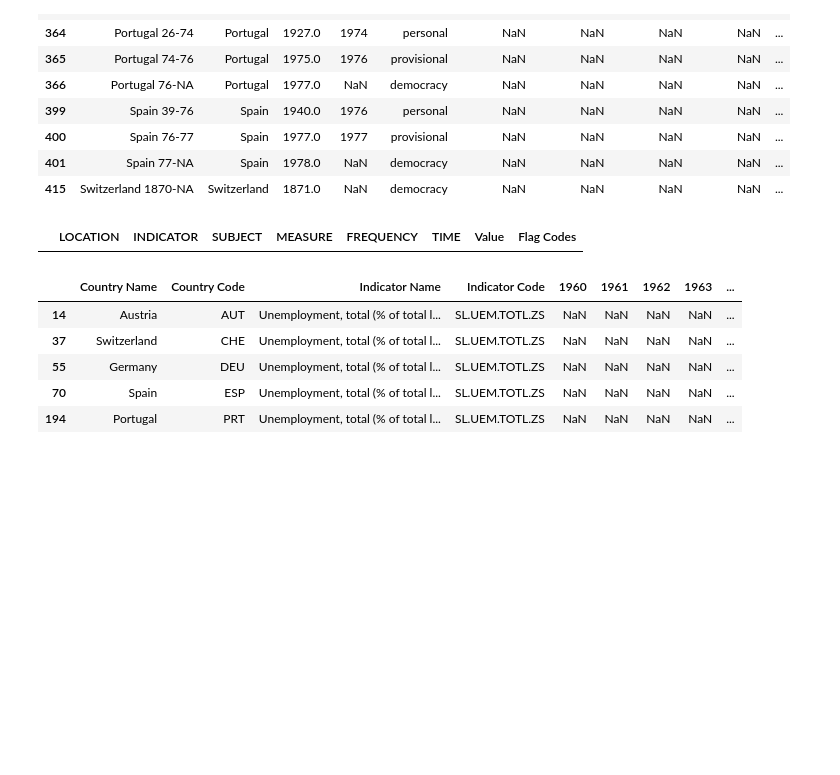
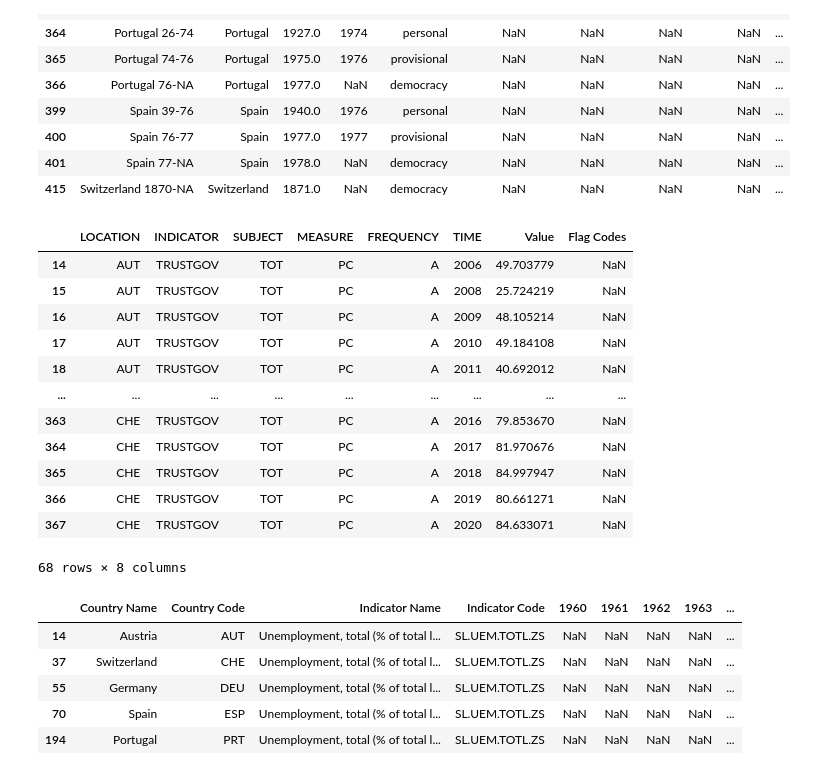
Before and after one commit to ValentinaMiller/Influences-on-covid-19-vaccination-rates, a Jupyter notebook: Data_cleaning.ipynb, the cells around one changed output. Drawn from its saved outputs; the diff is of its cells as text; code cells hidden in the pictures; blank space fills up the shorter version.

```diff
--- a/Data_cleaning.ipynb
+++ b/Data_cleaning.ipynb
@@ -53,9 +53,22 @@ df2.loc[(df2["Country"].isin(countries))]
 | 415 | Switzerland 1870-NA | Switzerland | 1871.0 | NaN | democracy | NaN | NaN | NaN | NaN | ... |
 # %%
 df3 = pd.read_csv('trust_in_government.csv')
-df3.loc[(df3["LOCATION"].isin(countries))]
+locations = ["AUT", "DEU", "PRT","ESP", "CHE"]
+df3.loc[(df3["LOCATION"].isin(locations))]
 # %% [output]
 |  | LOCATION | INDICATOR | SUBJECT | MEASURE | FREQUENCY | TIME | Value | Flag Codes |
+| 14 | AUT | TRUSTGOV | TOT | PC | A | 2006 | 49.703779 | NaN |
+| 15 | AUT | TRUSTGOV | TOT | PC | A | 2008 | 25.724219 | NaN |
+| 16 | AUT | TRUSTGOV | TOT | PC | A | 2009 | 48.105214 | NaN |
+| 17 | AUT | TRUSTGOV | TOT | PC | A | 2010 | 49.184108 | NaN |
+| 18 | AUT | TRUSTGOV | TOT | PC | A | 2011 | 40.692012 | NaN |
+| ... | ... | ... | ... | ... | ... | ... | ... | ... |
+| 363 | CHE | TRUSTGOV | TOT | PC | A | 2016 | 79.853670 | NaN |
+| 364 | CHE | TRUSTGOV | TOT | PC | A | 2017 | 81.970676 | NaN |
+| 365 | CHE | TRUSTGOV | TOT | PC | A | 2018 | 84.997947 | NaN |
+| 366 | CHE | TRUSTGOV | TOT | PC | A | 2019 | 80.661271 | NaN |
+| 367 | CHE | TRUSTGOV | TOT | PC | A | 2020 | 84.633071 | NaN |
+68 rows × 8 columns
 # %%
 df4 = pd.read_csv('unemployment_rate.csv')
 df4.loc[(df4["Country Name"].isin(countries))]
```
Also changed, not shown: parts of 1 cell of this notebook, 1 other file.
